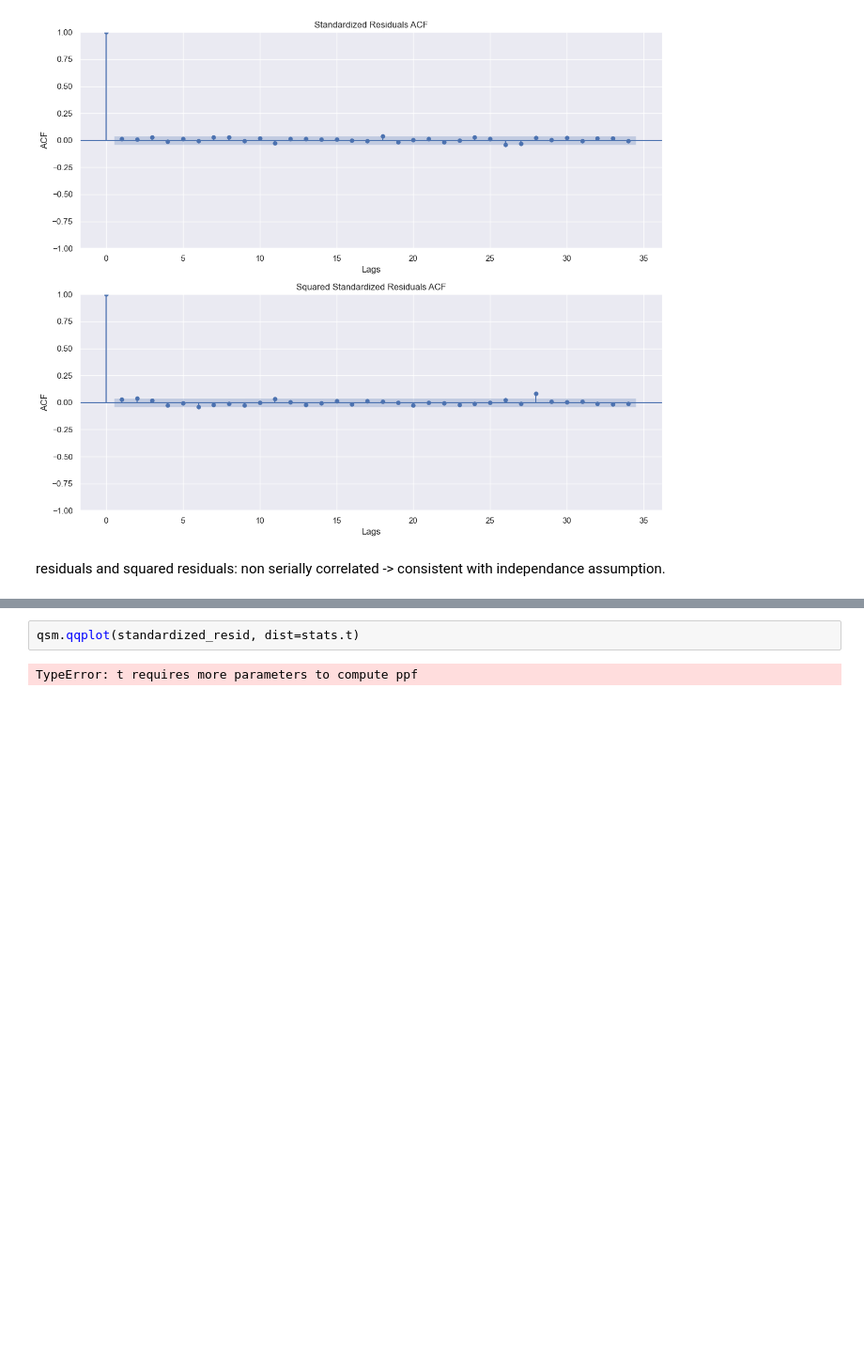
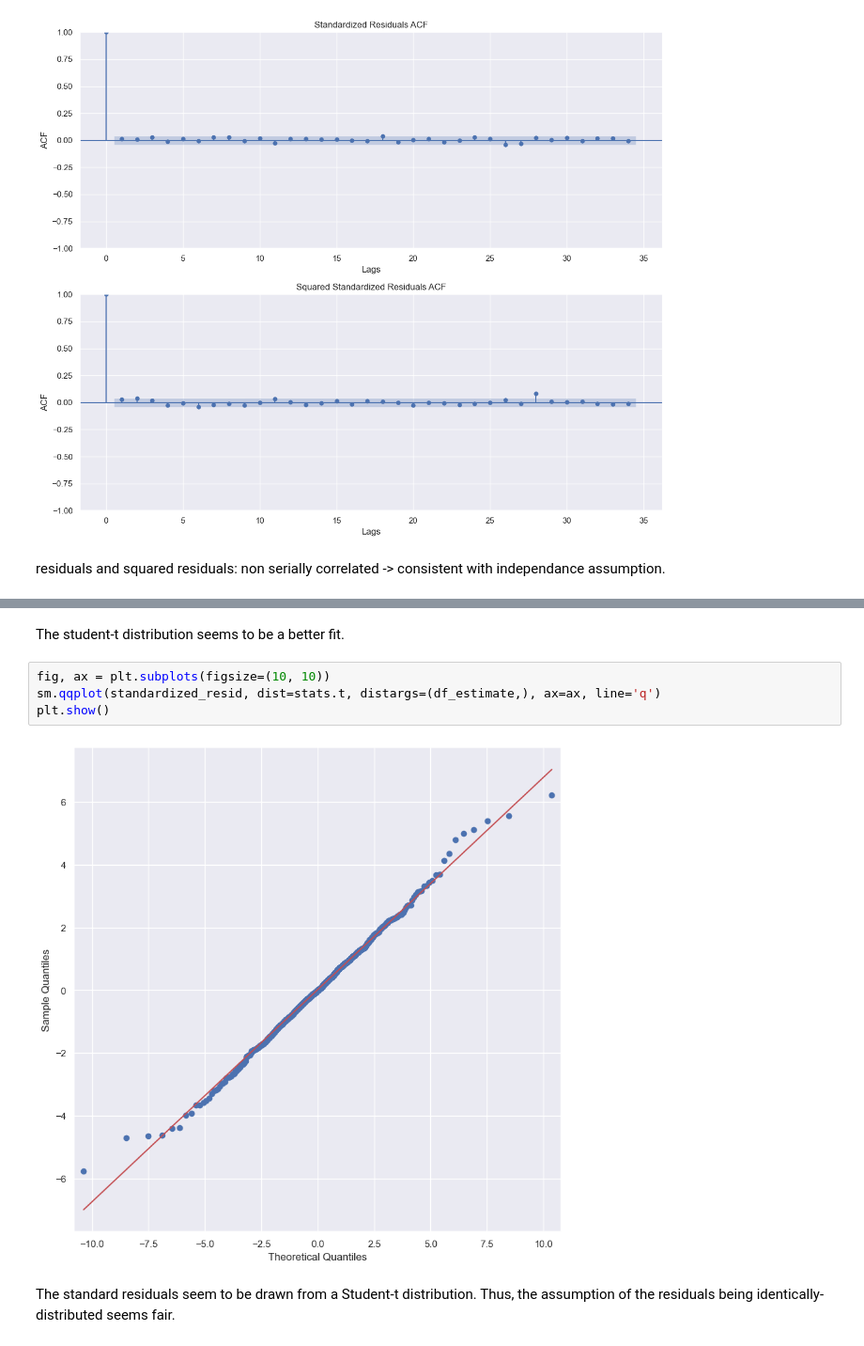
Before and after one commit to iliasra/QRM_Assignment2, a Jupyter notebook: assignment2.ipynb, the cells around one changed output, grey strips where cells are left out. Shown at 94% size. Drawn from its saved outputs; the diff is of its cells as text; blank space fills up the shorter version.

```diff
--- a/assignment2.ipynb
+++ b/assignment2.ipynb
@@ -134,4 +162,10 @@ residuals and squared residuals: non serially correlated -> consistent with inde
+# %% [markdown]
+The student-t distribution seems to be a better fit.
 # %%
-qsm.qqplot(standardized_resid, dist=stats.t)
+fig, ax = plt.subplots(figsize=(10, 10))
+sm.qqplot(standardized_resid, dist=stats.t, distargs=(df_estimate,), ax=ax, line='q')
+plt.show()
 # %% [output]
-TypeError: t requires more parameters to compute ppf
+[figure, added]
+# %% [markdown]
+The standard residuals seem to be drawn from a Student-t distribution. Thus, the assumption of the residuals being identically-distributed seems fair.
```
Also changed, not shown: parts of 6 cells of this notebook.
